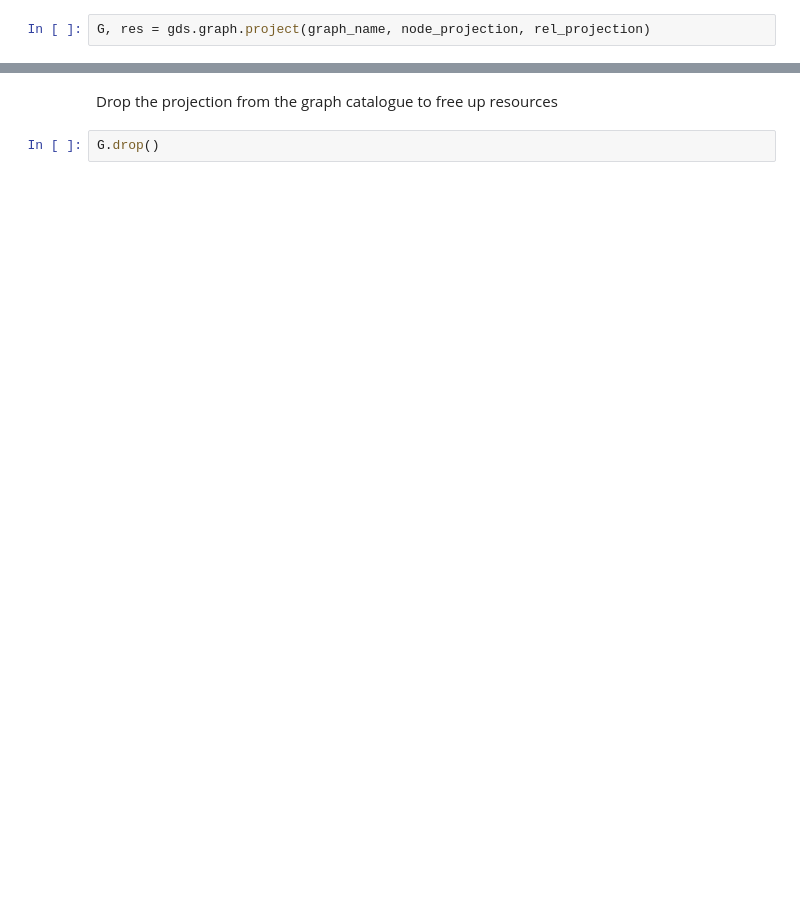
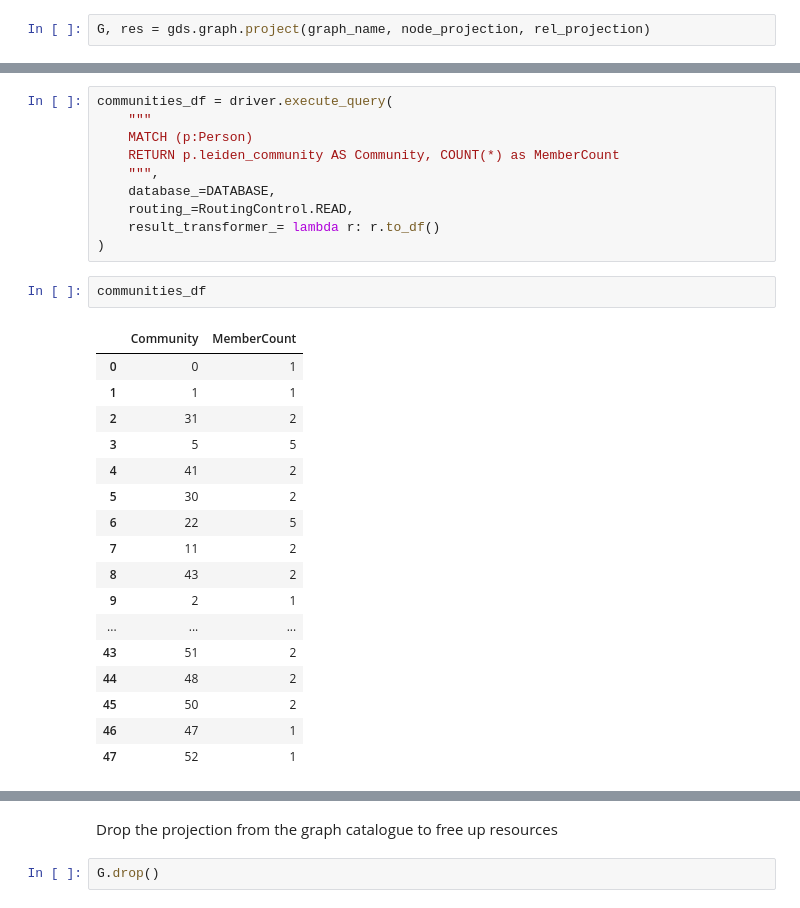
Before and after one commit to erikbijl/genai-workshop-amsterdam, a Jupyter notebook: talent/Module_01_GraphSummit_Nordics_2025.ipynb, the cells around one changed output, grey strips where cells are left out. Saved outputs shown, nothing was run; the diff lists cells and outputs as text; blank space fills up the shorter version.

```diff
--- a/talent/Module_01_GraphSummit_Nordics_2025.ipynb
+++ b/talent/Module_01_GraphSummit_Nordics_2025.ipynb
@@ -308,0 +482,30 @@ gds.run_cypher(
+# %%
+communities_df = driver.execute_query(
+    """
+    MATCH (p:Person)
+    RETURN p.leiden_community AS Community, COUNT(*) as MemberCount
+    """,
+    database_=DATABASE,
+    routing_=RoutingControl.READ,
+    result_transformer_= lambda r: r.to_df()
+)
+# %%
+communities_df
+# %% [output]
+|  | Community | MemberCount |
+| 0 | 0 | 1 |
+| 1 | 1 | 1 |
+| 2 | 31 | 2 |
+| 3 | 5 | 5 |
+| 4 | 41 | 2 |
+| 5 | 30 | 2 |
+| 6 | 22 | 5 |
+| 7 | 11 | 2 |
+| 8 | 43 | 2 |
+| 9 | 2 | 1 |
+| ... | ... | ... |
+| 43 | 51 | 2 |
+| 44 | 48 | 2 |
+| 45 | 50 | 2 |
+| 46 | 47 | 1 |
+| 47 | 52 | 1 |
```
Also changed, not shown: parts of 93 cells of this notebook, 2 other files.
